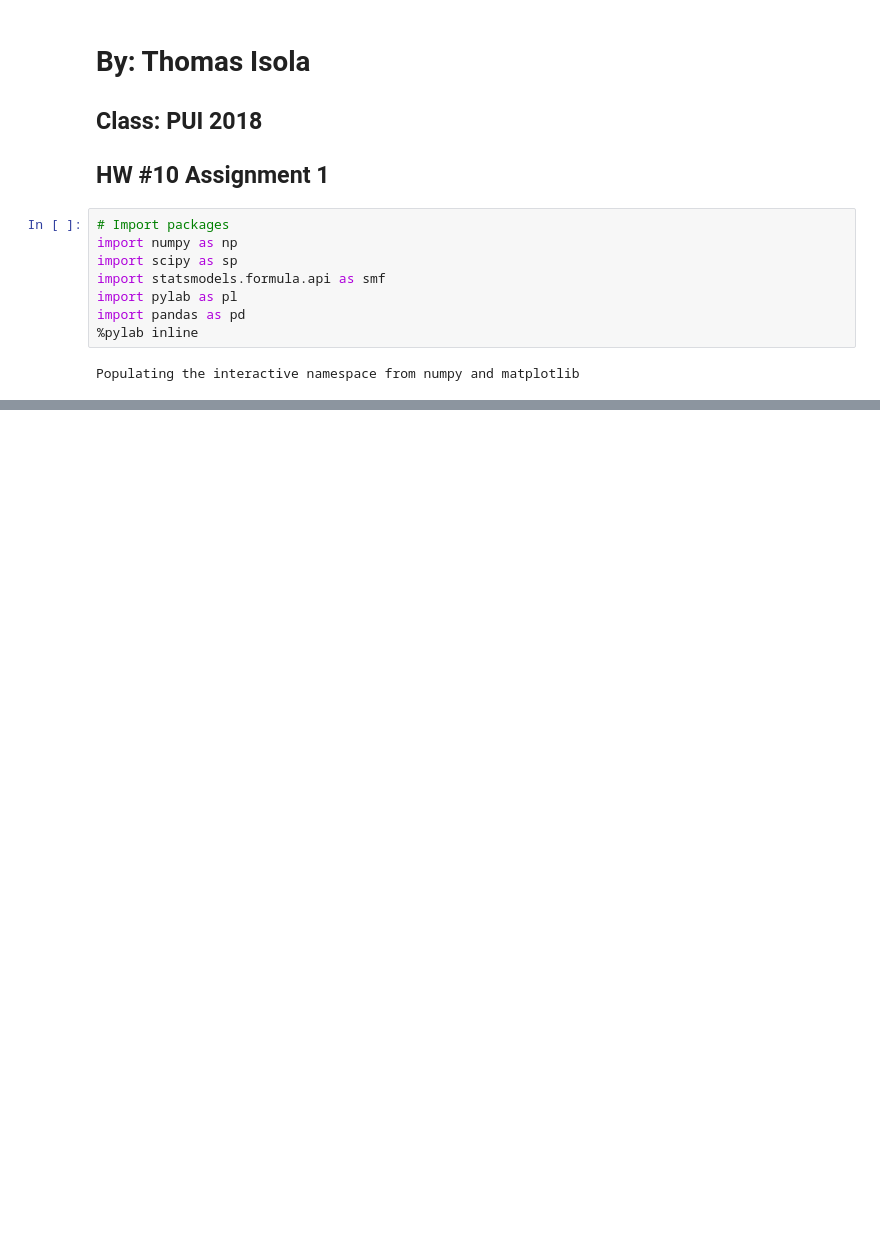
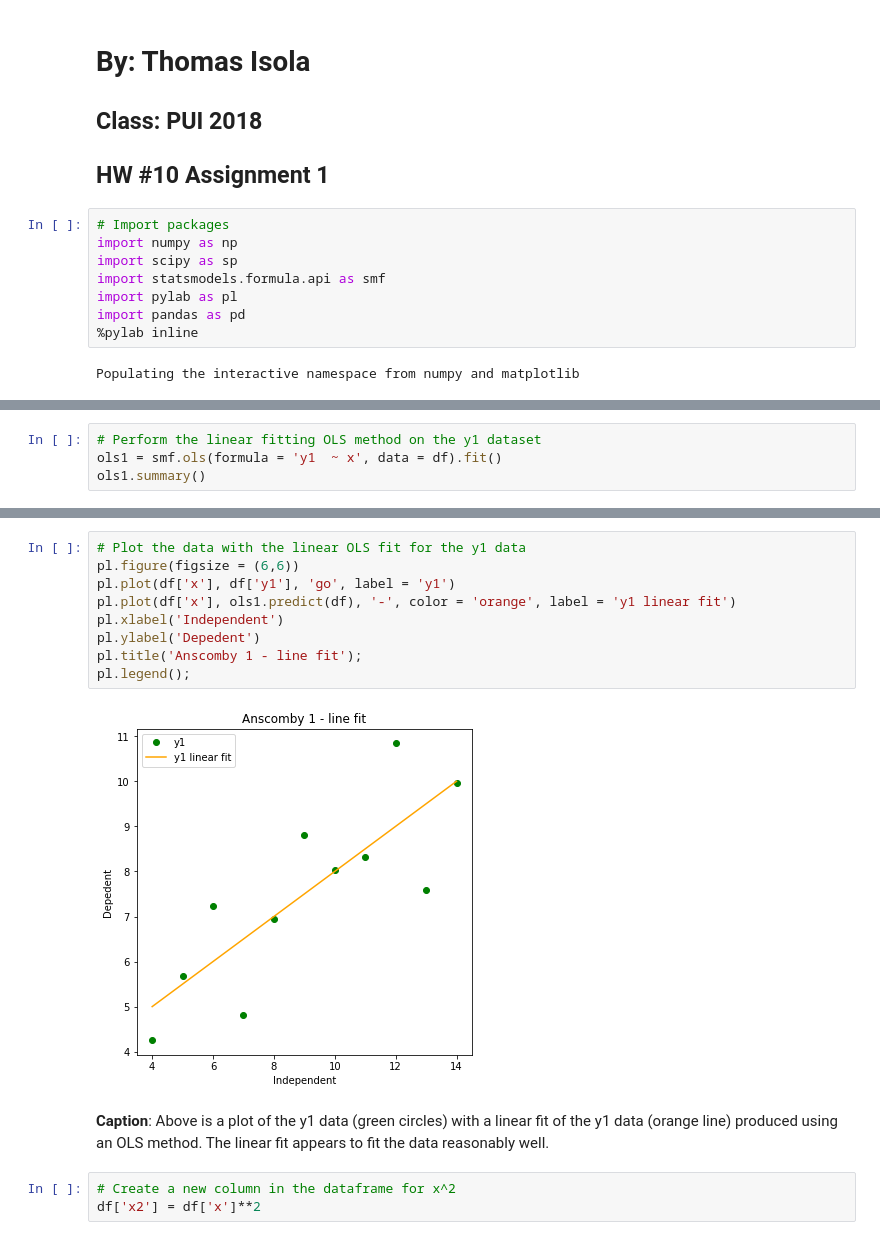
Before and after one commit to tisola/PUI2018_ti582, a Jupyter notebook: HW10_ti582/HW10_A1_TI.ipynb, the cells around one changed output, grey strips where cells are left out. Saved outputs shown, nothing was run; the diff lists cells and outputs as text; blank space fills up the shorter version.

```diff
--- a/HW10_ti582/HW10_A1_TI.ipynb
+++ b/HW10_ti582/HW10_A1_TI.ipynb
@@ -32,0 +70,4 @@ df
+# %%
+# Perform the linear fitting OLS method on the y1 dataset
+ols1 = smf.ols(formula = 'y1  ~ x', data = df).fit()
+ols1.summary()
@@ -32,0 +92,16 @@ df
+# %%
+# Plot the data with the linear OLS fit for the y1 data
+pl.figure(figsize = (6,6))
+pl.plot(df['x'], df['y1'], 'go', label = 'y1')
+pl.plot(df['x'], ols1.predict(df), '-', color = 'orange', label = 'y1 linear fit')
+pl.xlabel('Independent')
+pl.ylabel('Depedent')
+pl.title('Anscomby 1 - line fit');
+pl.legend();
+# %% [output]
+[figure, added]
+# %% [markdown]
+**Caption**: Above is a plot of the y1 data (green circles) with a linear fit of the y1 data (orange line) produced using an OLS method. The linear fit appears to fit the data reasonably well.
+# %%
+# Create a new column in the dataframe for x^2
+df['x2'] = df['x']**2
```
Also changed, not shown: parts of 33 cells of this notebook, 4 other files.
